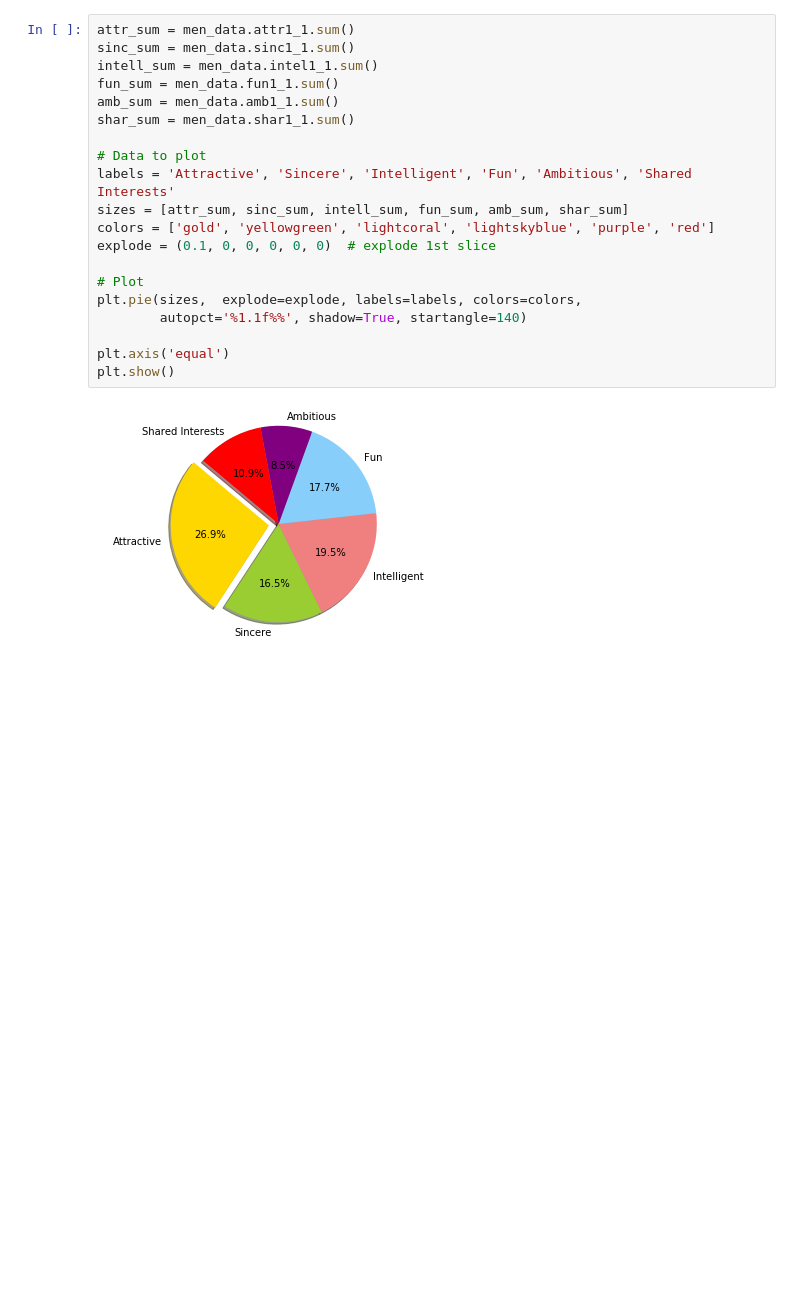
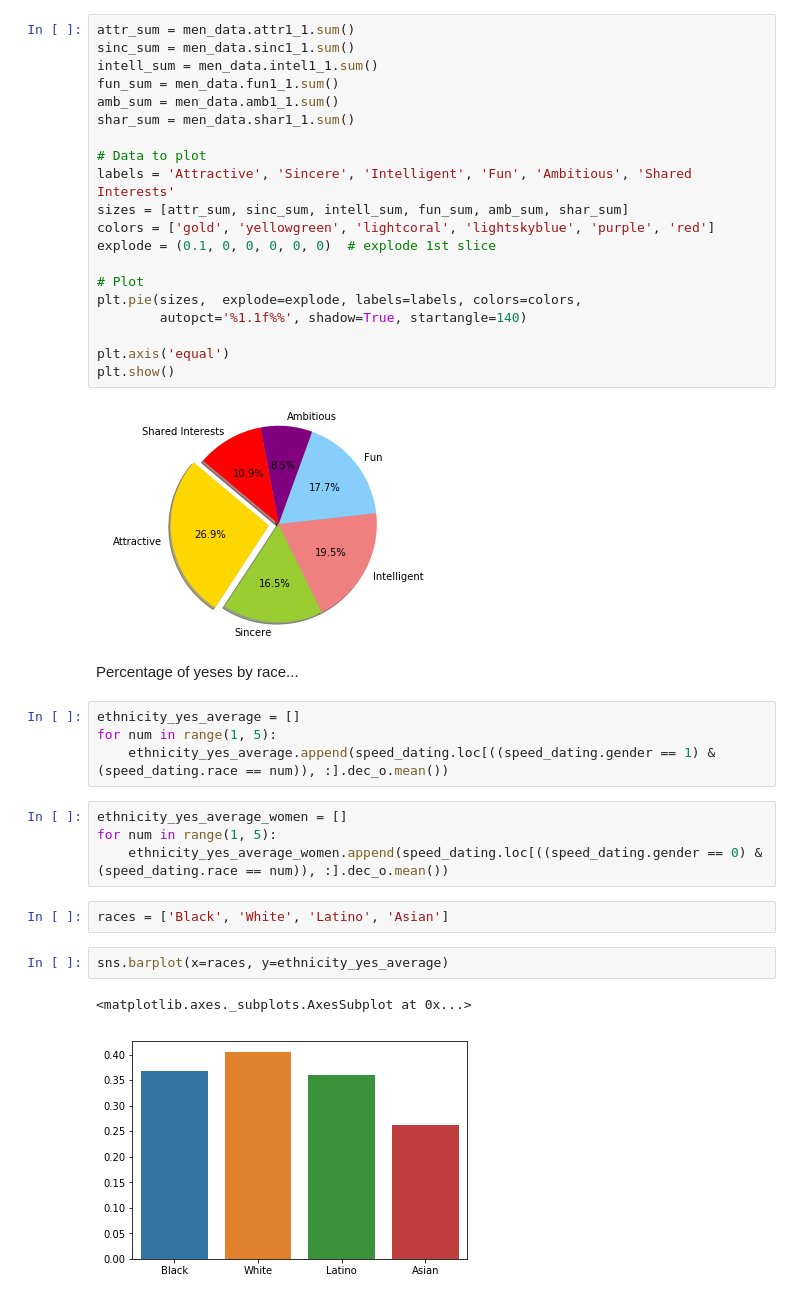
Before and after one commit to VincentG123/ThinkfulBootcamp, a Jupyter notebook: Speed_Dating_2.ipynb, the cells around one changed output. Saved outputs shown, nothing was run; the diff lists cells and outputs as text; blank space fills up the shorter version.

Commit message:
Adding a few more plots

```diff
--- a/Speed_Dating_2.ipynb
+++ b/Speed_Dating_2.ipynb
@@ -194,3 +194,20 @@ plt.axis('equal')
 plt.show()
 # %% [output]
 [figure]
+# %% [markdown]
+Percentage of yeses by race...
+# %%
+ethnicity_yes_average = []
+for num in range(1, 5):
+    ethnicity_yes_average.append(speed_dating.loc[((speed_dating.gender == 1) & (speed_dating.race == num)), :].dec_o.mean())
+# %%
+ethnicity_yes_average_women = []
+for num in range(1, 5):
+    ethnicity_yes_average_women.append(speed_dating.loc[((speed_dating.gender == 0) & (speed_dating.race == num)), :].dec_o.mean())
+# %%
+races = ['Black', 'White', 'Latino', 'Asian']
+# %%
+sns.barplot(x=races, y=ethnicity_yes_average)
+# %% [output]
+<matplotlib.axes._subplots.AxesSubplot at 0x...>
+[figure, added]
```
Also changed, not shown: parts of 19 cells of this notebook.
